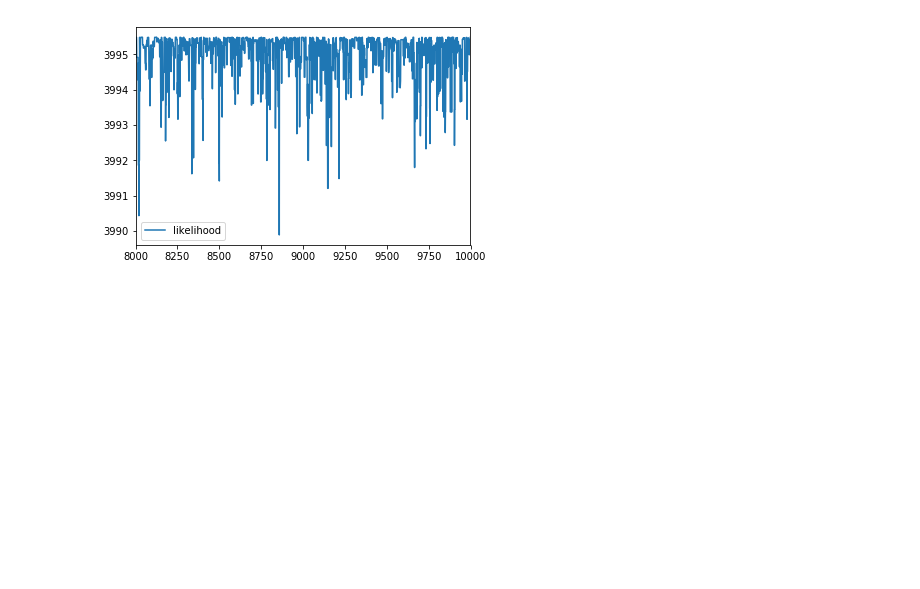
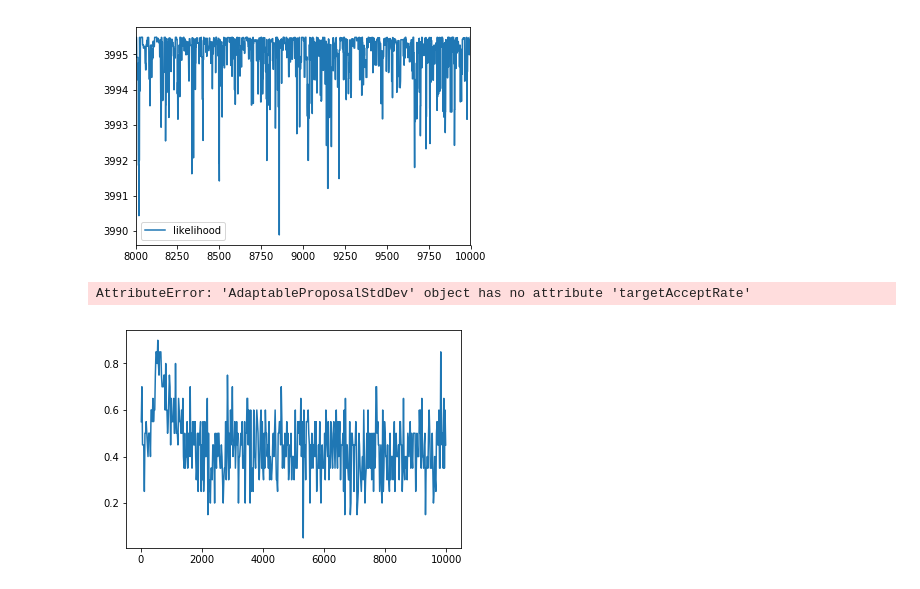
Before and after one commit to mgioioso/practice, a Jupyter notebook: Sampler.ipynb, the cells around one changed output. Cells and saved outputs as stored; diff of their text form; code cells hidden in the pictures; blank space fills up the shorter version.

```diff
--- a/Sampler.ipynb
+++ b/Sampler.ipynb
@@ -159,3 +163,11 @@ posteriors.postr.tail(n=postWarmup).plot(y='likelihood', use_index=True)
 # %% [output]
 <matplotlib.axes._subplots.AxesSubplot at 0x...>
 [figure]
+# %%
+batchIterations = range(batchSize, nIts, batchSize)
+plt.plot(batchIterations, proposeStdDev.acceptRate)
+plt.plot(batchIterations, [proposeStdDev.targetAcceptRate]*len(batchIterations), "r")
+plt.title(f"Converged early on to {proposeStdDev.targetAcceptRate}")
+# %% [output]
+AttributeError: 'AdaptableProposalStdDev' object has no attribute 'targetAcceptRate'
+[figure, added]
```
Also changed, not shown: parts of 3 cells of this notebook.
